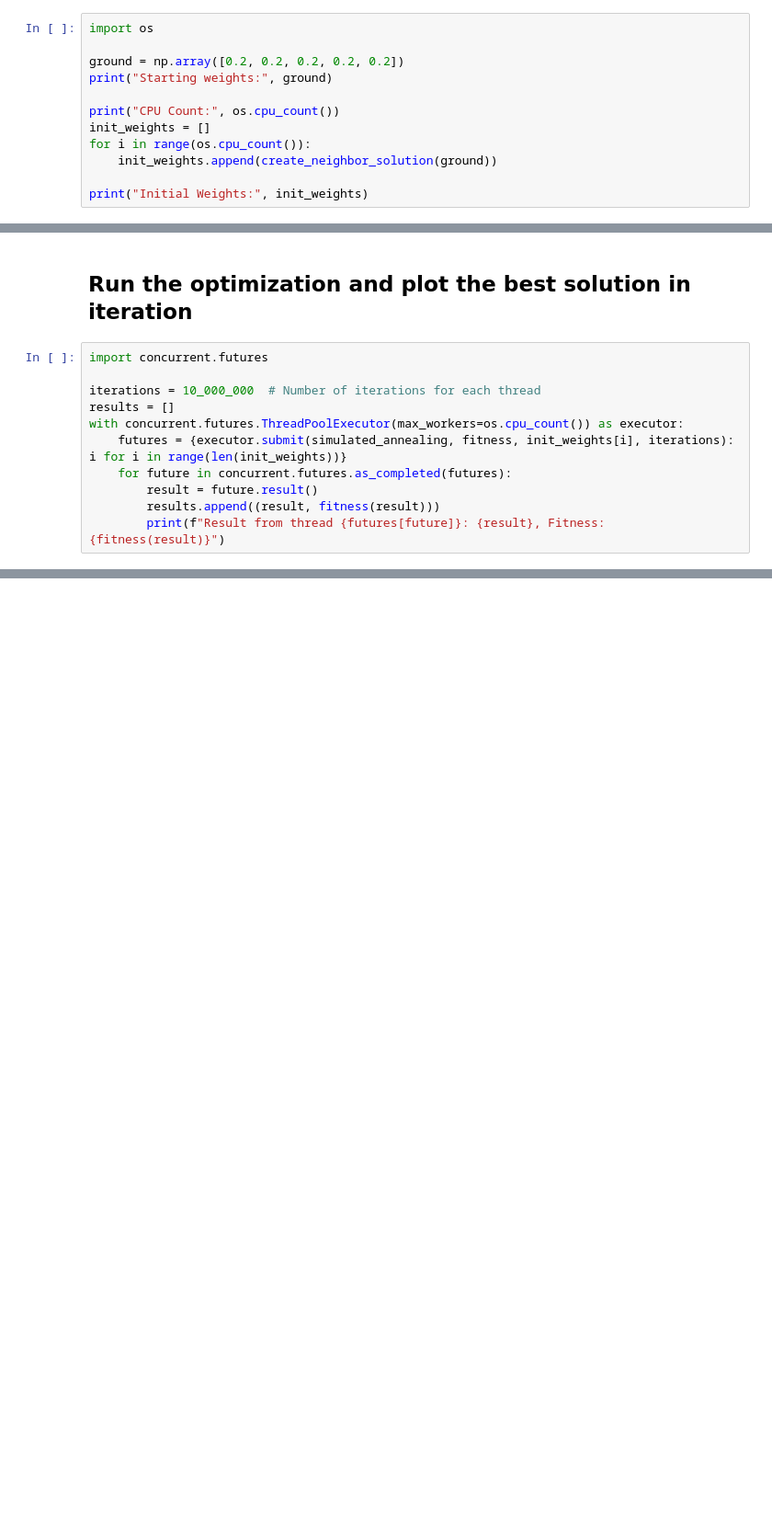
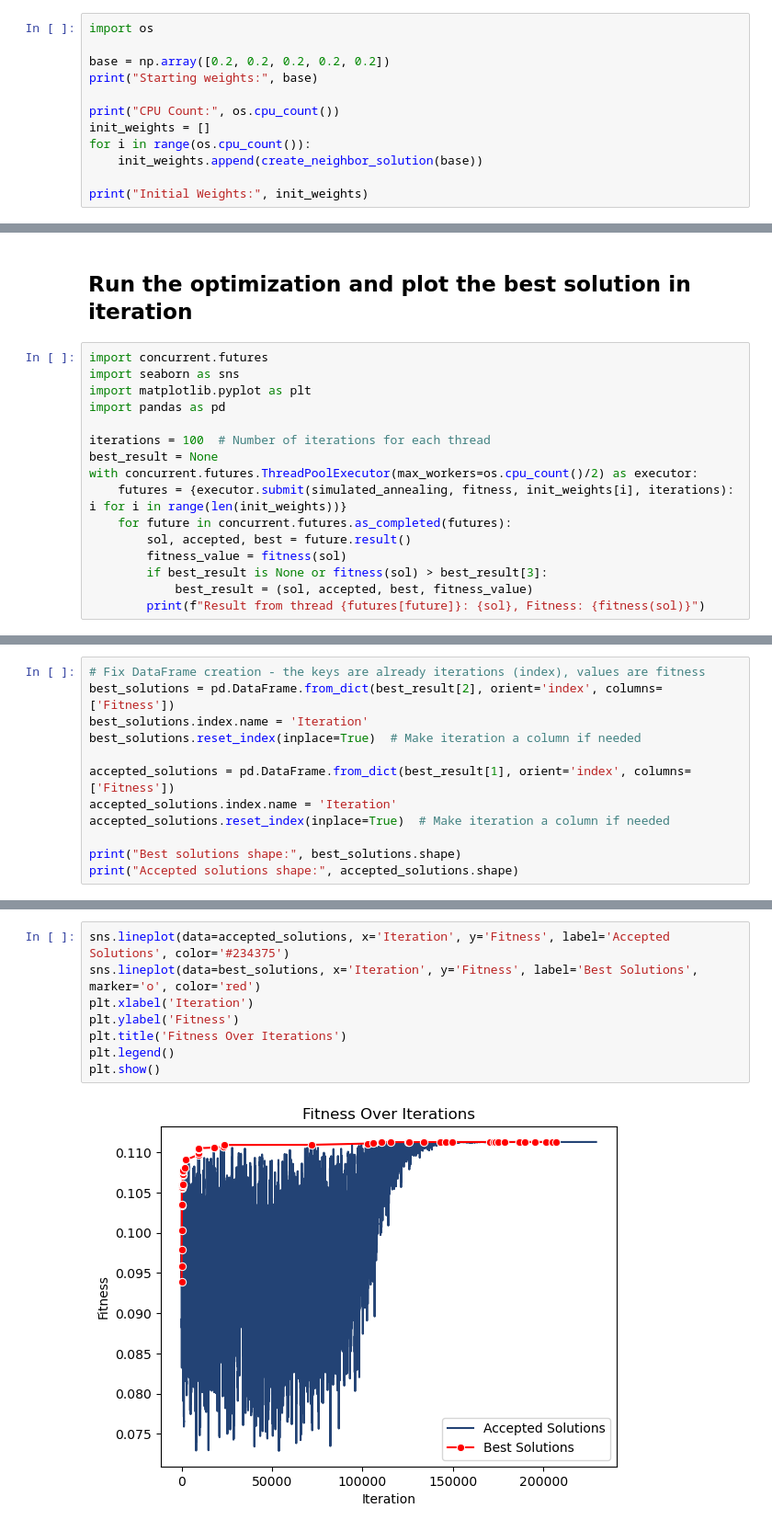
Before and after one commit to Tietgen-ITU/applied-artificial-intelligence, a Jupyter notebook: exam/assignment-03/Optimization_task_3.ipynb, the cells around one changed output, grey strips where cells are left out. Shown at 92% size. Drawn from its saved outputs; the diff is of its cells as text; blank space fills up the shorter version.

```diff
--- a/exam/assignment-03/Optimization_task_3.ipynb
+++ b/exam/assignment-03/Optimization_task_3.ipynb
@@ -238,13 +246,13 @@ def simulated_annealing(fitness_function, initial_weights, max_iterations=1000,
 # %%
 import os
 
-ground = np.array([0.2, 0.2, 0.2, 0.2, 0.2])
-print("Starting weights:", ground)
+base = np.array([0.2, 0.2, 0.2, 0.2, 0.2])
+print("Starting weights:", base)
 
 print("CPU Count:", os.cpu_count())
 init_weights = []
 for i in range(os.cpu_count()):
-    init_weights.append(create_neighbor_solution(ground))
+    init_weights.append(create_neighbor_solution(base))
 
 print("Initial Weights:", init_weights)
 # %% [output]
@@ -255,13 +263,18 @@ Initial Weights: [array([0.13189296, 0.21702676, 0.21702676, 0.21702676, 0.21702
 ## Run the optimization and plot the best solution in iteration
 # %%
 import concurrent.futures
+import seaborn as sns
+import matplotlib.pyplot as plt
+import pandas as pd
 
-iterations = 10_000_000  # Number of iterations for each thread
-results = []
-with concurrent.futures.ThreadPoolExecutor(max_workers=os.cpu_count()) as executor:
+iterations = 100  # Number of iterations for each thread
+best_result = None
+with concurrent.futures.ThreadPoolExecutor(max_workers=os.cpu_count()/2) as executor:
     futures = {executor.submit(simulated_annealing, fitness, init_weights[i], iterations): i for i in range(len(init_weights))}
     for future in concurrent.futures.as_completed(futures):
-        result = future.result()
-        results.append((result, fitness(result)))
-        print(f"Result from thread {futures[future]}: {result}, Fitness: {fitness(result)}")
+        sol, accepted, best = future.result()
+        fitness_value = fitness(sol)
+        if best_result is None or fitness(sol) > best_result[3]:
+            best_result = (sol, accepted, best, fitness_value)
+        print(f"Result from thread {futures[future]}: {sol}, Fitness: {fitness(sol)}")
 # %% [output]
@@ -275,0 +289,12 @@ Result from thread 0: [0.38540507 0.         0.27827861 0.         0.33631632],
+# %%
+# Fix DataFrame creation - the keys are already iterations (index), values are fitness
+best_solutions = pd.DataFrame.from_dict(best_result[2], orient='index', columns=['Fitness'])
+best_solutions.index.name = 'Iteration'
+best_solutions.reset_index(inplace=True)  # Make iteration a column if needed
+
+accepted_solutions = pd.DataFrame.from_dict(best_result[1], orient='index', columns=['Fitness'])
+accepted_solutions.index.name = 'Iteration'
+accepted_solutions.reset_index(inplace=True)  # Make iteration a column if needed
+
+print("Best solutions shape:", best_solutions.shape)
+print("Accepted solutions shape:", accepted_solutions.shape)
@@ -276 +304,11 @@ Result from thread 0: [0.38540507 0.         0.27827861 0.         0.33631632],
+# %%
+sns.lineplot(data=accepted_solutions, x='Iteration', y='Fitness', label='Accepted Solutions', color='#234375')
+sns.lineplot(data=best_solutions, x='Iteration', y='Fitness', label='Best Solutions', marker='o', color='red')
+plt.xlabel('Iteration')
+plt.ylabel('Fitness')
+plt.title('Fitness Over Iterations')
+plt.legend()
+plt.show()
+# %% [output]
+[figure, added]
 # %% [markdown]
```
Also changed, not shown: parts of 7 cells of this notebook, 8 other files.
